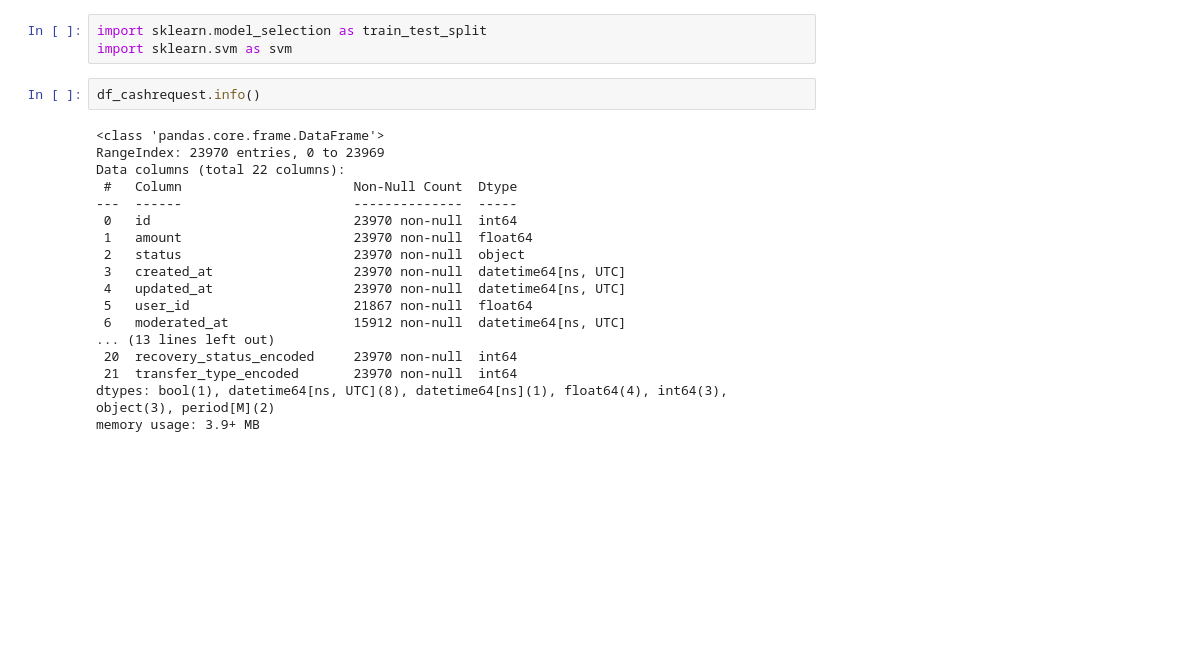
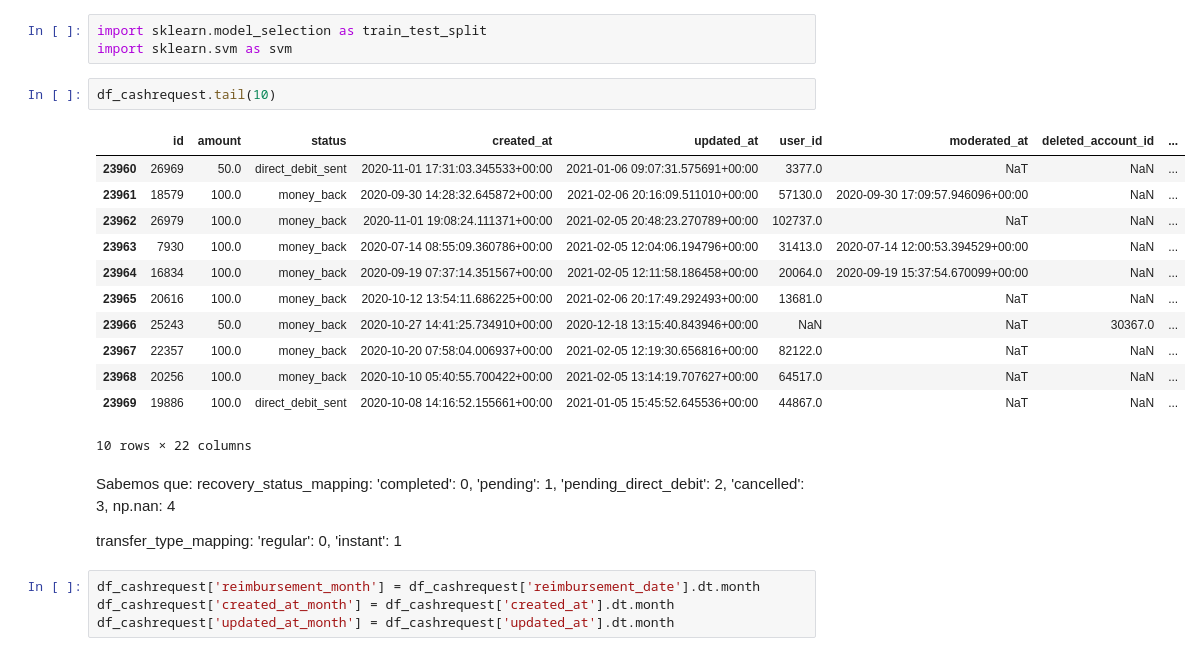
Before and after one commit to Julix4/UOC_proj2_cohortes, a Jupyter notebook: analisis/v1-Modelos-regresión-personalizados.ipynb, the cells around one changed output. Cells and saved outputs as stored; diff of their text form; blank space fills up the shorter version.

```diff
--- a/analisis/v1-Modelos-regresión-personalizados.ipynb
+++ b/analisis/v1-Modelos-regresión-personalizados.ipynb
@@ -11,22 +11,33 @@ df_fees = pd.read_csv('./fees_new.csv').copy()  # Guardar el segundo df
 import sklearn.model_selection as train_test_split
 import sklearn.svm as svm
 # %%
-df_cashrequest.info()
+df_cashrequest.tail(10)
 # %% [output]
+|  | id | amount | status | created_at | updated_at | user_id | moderated_at | deleted_account_id | ... |
+| 23960 | 26969 | 50.0 | direct_debit_sent | 2020-11-01 17:31:03.345533+00:00 | 2021-01-06 09:07:31.575691+00:00 | 3377.0 | NaT | NaN | ... |
+| 23961 | 18579 | 100.0 | money_back | 2020-09-30 14:28:32.645872+00:00 | 2021-02-06 20:16:09.511010+00:00 | 57130.0 | 2020-09-30 17:09:57.946096+00:00 | NaN | ... |
+| 23962 | 26979 | 100.0 | money_back | 2020-11-01 19:08:24.111371+00:00 | 2021-02-05 20:48:23.270789+00:00 | 102737.0 | NaT | NaN | ... |
+| 23963 | 7930 | 100.0 | money_back | 2020-07-14 08:55:09.360786+00:00 | 2021-02-05 12:04:06.194796+00:00 | 31413.0 | 2020-07-14 12:00:53.394529+00:00 | NaN | ... |
+| 23964 | 16834 | 100.0 | money_back | 2020-09-19 07:37:14.351567+00:00 | 2021-02-05 12:11:58.186458+00:00 | 20064.0 | 2020-09-19 15:37:54.670099+00:00 | NaN | ... |
+| 23965 | 20616 | 100.0 | money_back | 2020-10-12 13:54:11.686225+00:00 | 2021-02-06 20:17:49.292493+00:00 | 13681.0 | NaT | NaN | ... |
+| 23966 | 25243 | 50.0 | money_back | 2020-10-27 14:41:25.734910+00:00 | 2020-12-18 13:15:40.843946+00:00 | NaN | NaT | 30367.0 | ... |
+| 23967 | 22357 | 100.0 | money_back | 2020-10-20 07:58:04.006937+00:00 | 2021-02-05 12:19:30.656816+00:00 | 82122.0 | NaT | NaN | ... |
+| 23968 | 20256 | 100.0 | money_back | 2020-10-10 05:40:55.700422+00:00 | 2021-02-05 13:14:19.707627+00:00 | 64517.0 | NaT | NaN | ... |
+| 23969 | 19886 | 100.0 | direct_debit_sent | 2020-10-08 14:16:52.155661+00:00 | 2021-01-05 15:45:52.645536+00:00 | 44867.0 | NaT | NaN | ... |
-<class 'pandas.core.frame.DataFrame'>
-RangeIndex: 23970 entries, 0 to 23969
-Data columns (total 22 columns):
- #   Column                      Non-Null Count  Dtype
----  ------                      --------------  -----
- 0   id                          23970 non-null  int64
- 1   amount                      23970 non-null  float64
- 2   status                      23970 non-null  object
- 3   created_at                  23970 non-null  datetime64[ns, UTC]
- 4   updated_at                  23970 non-null  datetime64[ns, UTC]
- 5   user_id                     21867 non-null  float64
- 6   moderated_at                15912 non-null  datetime64[ns, UTC]
-... (13 lines left out)
- 20  recovery_status_encoded     23970 non-null  int64
- 21  transfer_type_encoded       23970 non-null  int64
-dtypes: bool(1), datetime64[ns, UTC](8), datetime64[ns](1), float64(4), int64(3), object(3), period[M](2)
-memory usage: 3.9+ MB
+10 rows × 22 columns
+# %% [markdown]
+Sabemos que:
+recovery_status_mapping:
+    'completed': 0,
+    'pending': 1,
+    'pending_direct_debit': 2,
+    'cancelled': 3,
+    np.nan: 4
+
+transfer_type_mapping:
+    'regular': 0,
+    'instant': 1
+# %%
+df_cashrequest['reimbursement_month'] = df_cashrequest['reimbursement_date'].dt.month
+df_cashrequest['created_at_month'] = df_cashrequest['created_at'].dt.month
+df_cashrequest['updated_at_month'] = df_cashrequest['updated_at'].dt.month
```
Also changed, not shown: parts of 6 cells of this notebook, 6 other files.
